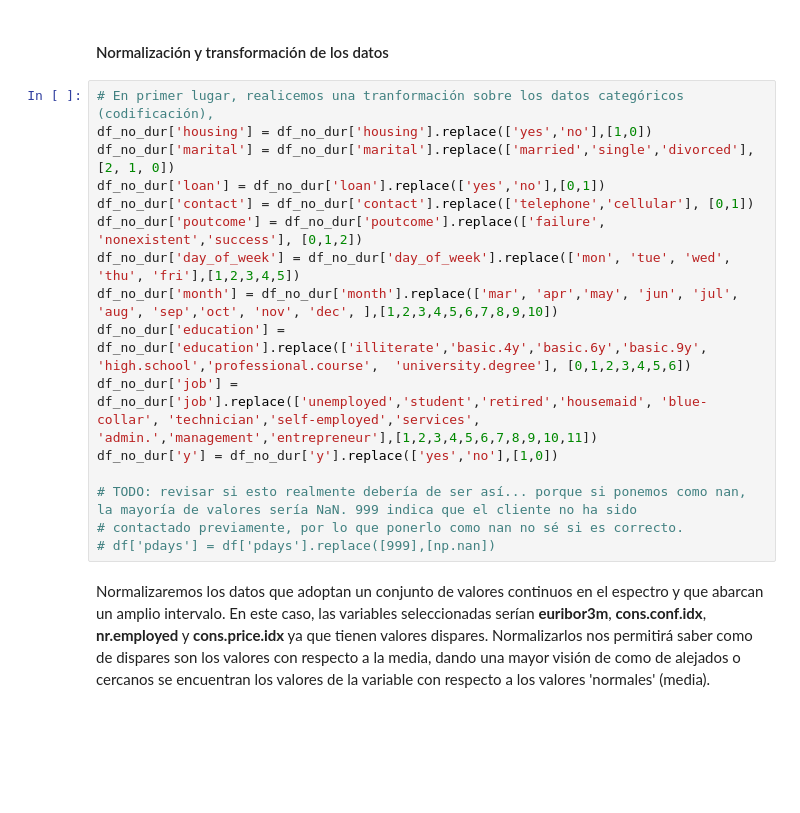
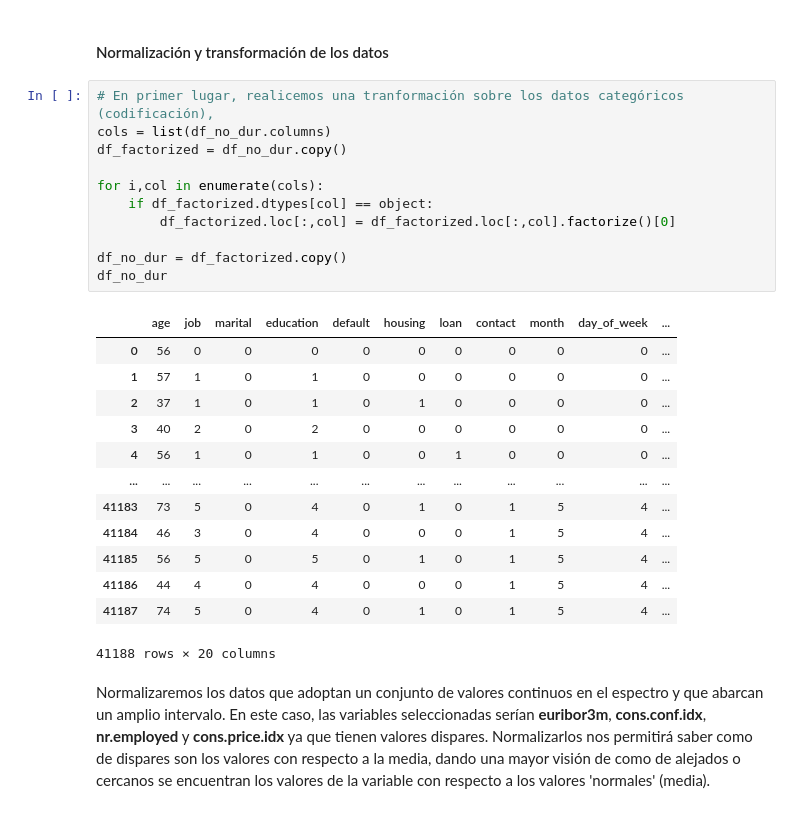
Before and after one commit to Javimh18/AnalisisFund, a Jupyter notebook: P1-2/reduccion_dimensionalidad.ipynb, the cells around one changed output. Drawn from its saved outputs; the diff is of its cells as text; blank space fills up the shorter version.

```diff
--- a/P1-2/reduccion_dimensionalidad.ipynb
+++ b/P1-2/reduccion_dimensionalidad.ipynb
@@ -336,22 +336,31 @@ Tal y como se indica dentro del fichero __bank-additional-names.txt__, junto con
 df_no_dur = df.drop(columns='duration')
 # %% [markdown]
 #### Normalización y transformación de los datos
-# %%
-# En primer lugar, realicemos una tranformación sobre los datos categóricos (codificación),
-df_no_dur['housing'] = df_no_dur['housing'].replace(['yes','no'],[1,0])
-df_no_dur['marital'] = df_no_dur['marital'].replace(['married','single','divorced'], [2, 1, 0])
-df_no_dur['loan'] = df_no_dur['loan'].replace(['yes','no'],[0,1])
-df_no_dur['contact'] = df_no_dur['contact'].replace(['telephone','cellular'], [0,1])
-df_no_dur['poutcome'] = df_no_dur['poutcome'].replace(['failure', 'nonexistent','success'], [0,1,2])
-df_no_dur['day_of_week'] = df_no_dur['day_of_week'].replace(['mon', 'tue', 'wed', 'thu', 'fri'],[1,2,3,4,5])
-df_no_dur['month'] = df_no_dur['month'].replace(['mar', 'apr','may', 'jun', 'jul', 'aug', 'sep','oct', 'nov', 'dec', ],[1,2,3,4,5,6,7,8,9,10])
-df_no_dur['education'] = df_no_dur['education'].replace(['illiterate','basic.4y','basic.6y','basic.9y', 'high.school','professional.course',  'university.degree'], [0,1,2,3,4,5,6])
-df_no_dur['job'] = df_no_dur['job'].replace(['unemployed','student','retired','housemaid', 'blue-collar', 'technician','self-employed','services', 'admin.','management','entrepreneur'],[1,2,3,4,5,6,7,8,9,10,11])
-df_no_dur['y'] = df_no_dur['y'].replace(['yes','no'],[1,0])
-
-# TODO: revisar si esto realmente debería de ser así... porque si ponemos como nan, la mayoría de valores sería NaN. 999 indica que el cliente no ha sido
-# contactado previamente, por lo que ponerlo como nan no sé si es correcto.
-# df['pdays'] = df['pdays'].replace([999],[np.nan])
+# %%
+# En primer lugar, realicemos una tranformación sobre los datos categóricos (codificación),
+cols = list(df_no_dur.columns)
+df_factorized = df_no_dur.copy()
+
+for i,col in enumerate(cols):
+    if df_factorized.dtypes[col] == object:
+        df_factorized.loc[:,col] = df_factorized.loc[:,col].factorize()[0]
+
+df_no_dur = df_factorized.copy()
+df_no_dur
+# %% [output]
+|  | age | job | marital | education | default | housing | loan | contact | month | day_of_week | ... |
+| 0 | 56 | 0 | 0 | 0 | 0 | 0 | 0 | 0 | 0 | 0 | ... |
+| 1 | 57 | 1 | 0 | 1 | 0 | 0 | 0 | 0 | 0 | 0 | ... |
+| 2 | 37 | 1 | 0 | 1 | 0 | 1 | 0 | 0 | 0 | 0 | ... |
+| 3 | 40 | 2 | 0 | 2 | 0 | 0 | 0 | 0 | 0 | 0 | ... |
+| 4 | 56 | 1 | 0 | 1 | 0 | 0 | 1 | 0 | 0 | 0 | ... |
+| ... | ... | ... | ... | ... | ... | ... | ... | ... | ... | ... | ... |
+| 41183 | 73 | 5 | 0 | 4 | 0 | 1 | 0 | 1 | 5 | 4 | ... |
+| 41184 | 46 | 3 | 0 | 4 | 0 | 0 | 0 | 1 | 5 | 4 | ... |
+| 41185 | 56 | 5 | 0 | 5 | 0 | 1 | 0 | 1 | 5 | 4 | ... |
+| 41186 | 44 | 4 | 0 | 4 | 0 | 0 | 0 | 1 | 5 | 4 | ... |
+| 41187 | 74 | 5 | 0 | 4 | 0 | 1 | 0 | 1 | 5 | 4 | ... |
+41188 rows × 20 columns
 # %% [markdown]
 Normalizaremos los datos que adoptan un conjunto de valores continuos en el espectro y que abarcan un amplio intervalo. En este caso, las variables seleccionadas serían __euribor3m__, __cons.conf.idx__, __nr.employed__ y __cons.price.idx__ ya que tienen valores dispares. Normalizarlos nos permitirá saber como de dispares son los valores con respecto a la media, dando una mayor visión de como de alejados o cercanos se encuentran los valores de la variable con respecto a los valores 'normales' (media).
 # %%
```
Also changed, not shown: parts of 3 cells of this notebook.
